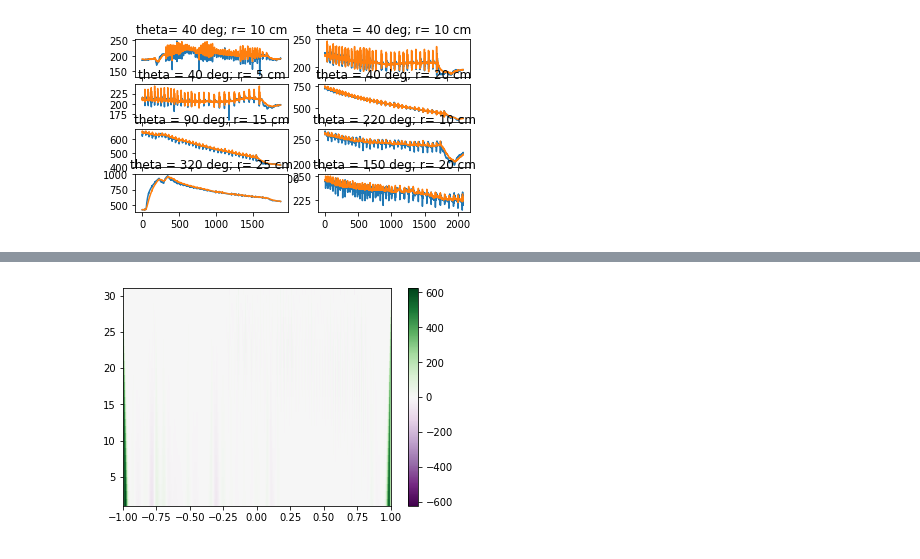
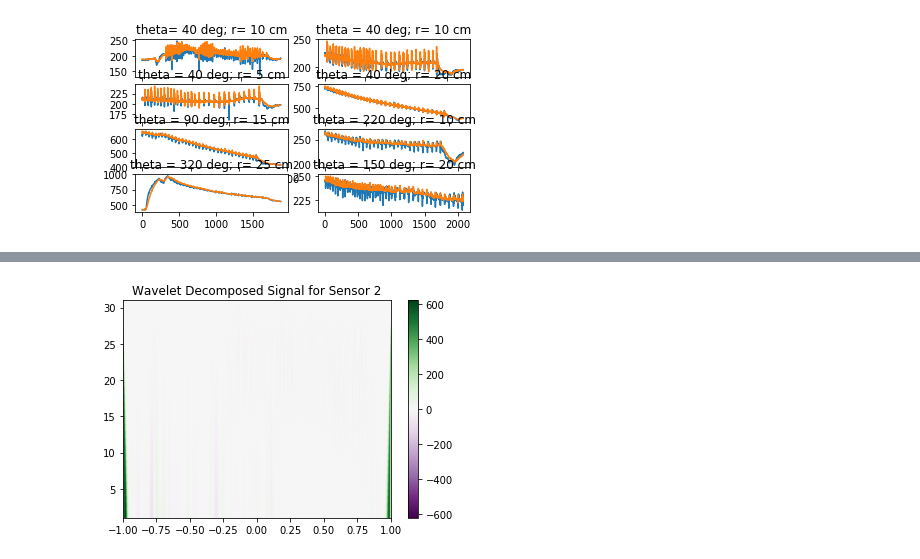
Before and after one commit to sarahaguasvivas/source_local_2.0, a Jupyter notebook: SourceLocal.ipynb, the cells around one changed output, grey strips where cells are left out. Drawn from its saved outputs; the diff is of its cells as text; code cells hidden in the pictures.

```diff
--- a/SourceLocal.ipynb
+++ b/SourceLocal.ipynb
@@ -112,10 +265,11 @@ plt.show()
 # %%
 t= np.linspace(-1, 1, len(deg40point1[:, 1]), endpoint=False)
 widths = np.arange(1, 31)
 cwtmatr = signal.cwt(deg40point1[:, 1], signal.ricker, widths)
 plt.imshow(cwtmatr, extent=[-1, 1, 1, 31], cmap='PRGn', aspect='auto',
             vmax=abs(cwtmatr).max(), vmin=-abs(cwtmatr).max())
 plt.colorbar()
+plt.title('Wavelet Decomposed Signal for Sensor 2')
 plt.show()
 # %% [output]
-[figure, old version]
+[figure, new version]
```
Also changed, not shown: parts of 7 cells of this notebook.
